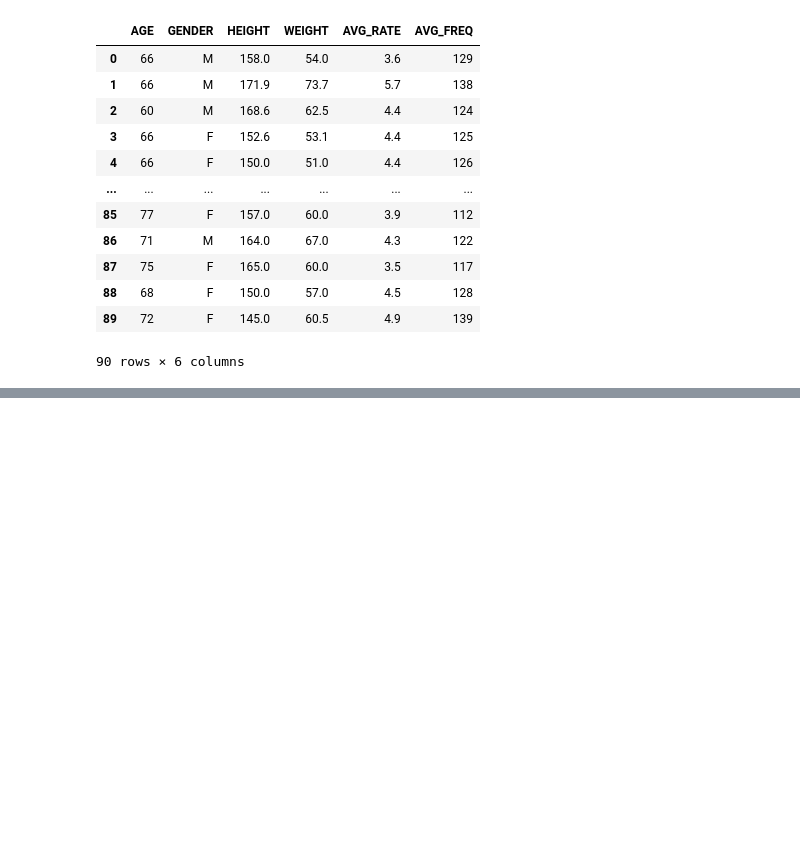
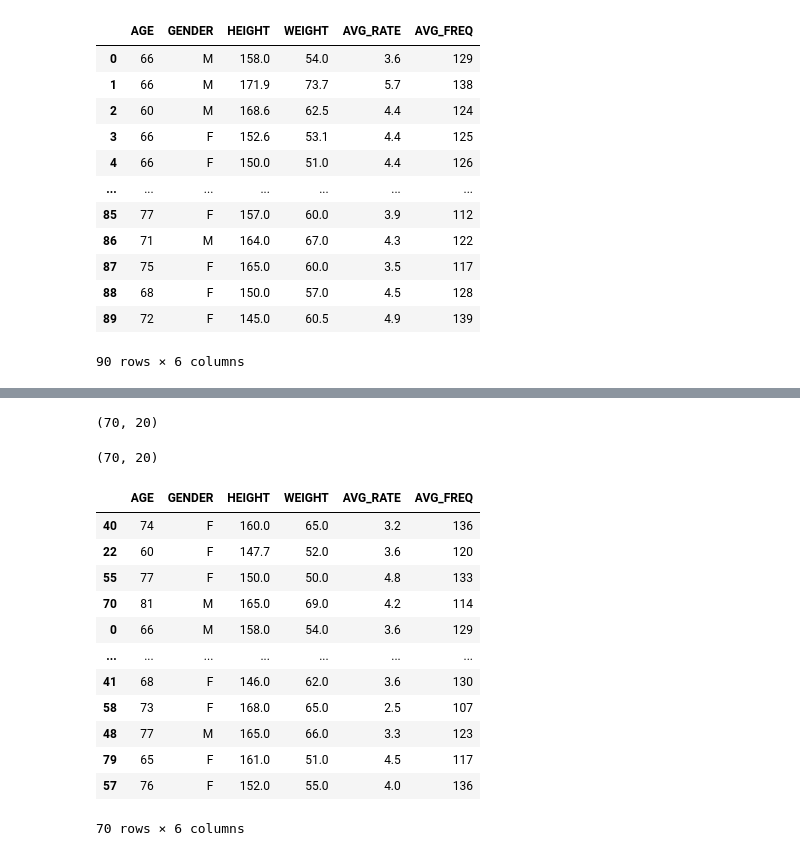
Before and after one commit to mihkuno/GAIT, a Jupyter notebook: main.ipynb, the cells around one changed output, grey strips where cells are left out. Saved outputs shown, nothing was run; the diff lists cells and outputs as text; code cells hidden in the pictures; blank space fills up the shorter version.

```diff
--- a/main.ipynb
+++ b/main.ipynb
@@ -171,0 +204,29 @@ df # view dataframe
+# %%
+# random sample of 70 rows
+train = df.sample(n=70, random_state=42)  # You can adjust the random_state for reproducibility
+
+# remaining excluded rows
+test = df.loc[~df.index.isin(train.index)]
+# %% [output]
+(70, 20)
+# %%
+# display the length
+len(train), len(test)
+# %% [output]
+(70, 20)
+# %%
+train # view dataframe
+# %% [output]
+|  | AGE | GENDER | HEIGHT | WEIGHT | AVG_RATE | AVG_FREQ |
+| 40 | 74 | F | 160.0 | 65.0 | 3.2 | 136 |
+| 22 | 60 | F | 147.7 | 52.0 | 3.6 | 120 |
+| 55 | 77 | F | 150.0 | 50.0 | 4.8 | 133 |
+| 70 | 81 | M | 165.0 | 69.0 | 4.2 | 114 |
+| 0 | 66 | M | 158.0 | 54.0 | 3.6 | 129 |
+| ... | ... | ... | ... | ... | ... | ... |
+| 41 | 68 | F | 146.0 | 62.0 | 3.6 | 130 |
+| 58 | 73 | F | 168.0 | 65.0 | 2.5 | 107 |
+| 48 | 77 | M | 165.0 | 66.0 | 3.3 | 123 |
+| 79 | 65 | F | 161.0 | 51.0 | 4.5 | 117 |
+| 57 | 76 | F | 152.0 | 55.0 | 4.0 | 136 |
+70 rows × 6 columns
```
Also changed, not shown: parts of 7 cells of this notebook.
